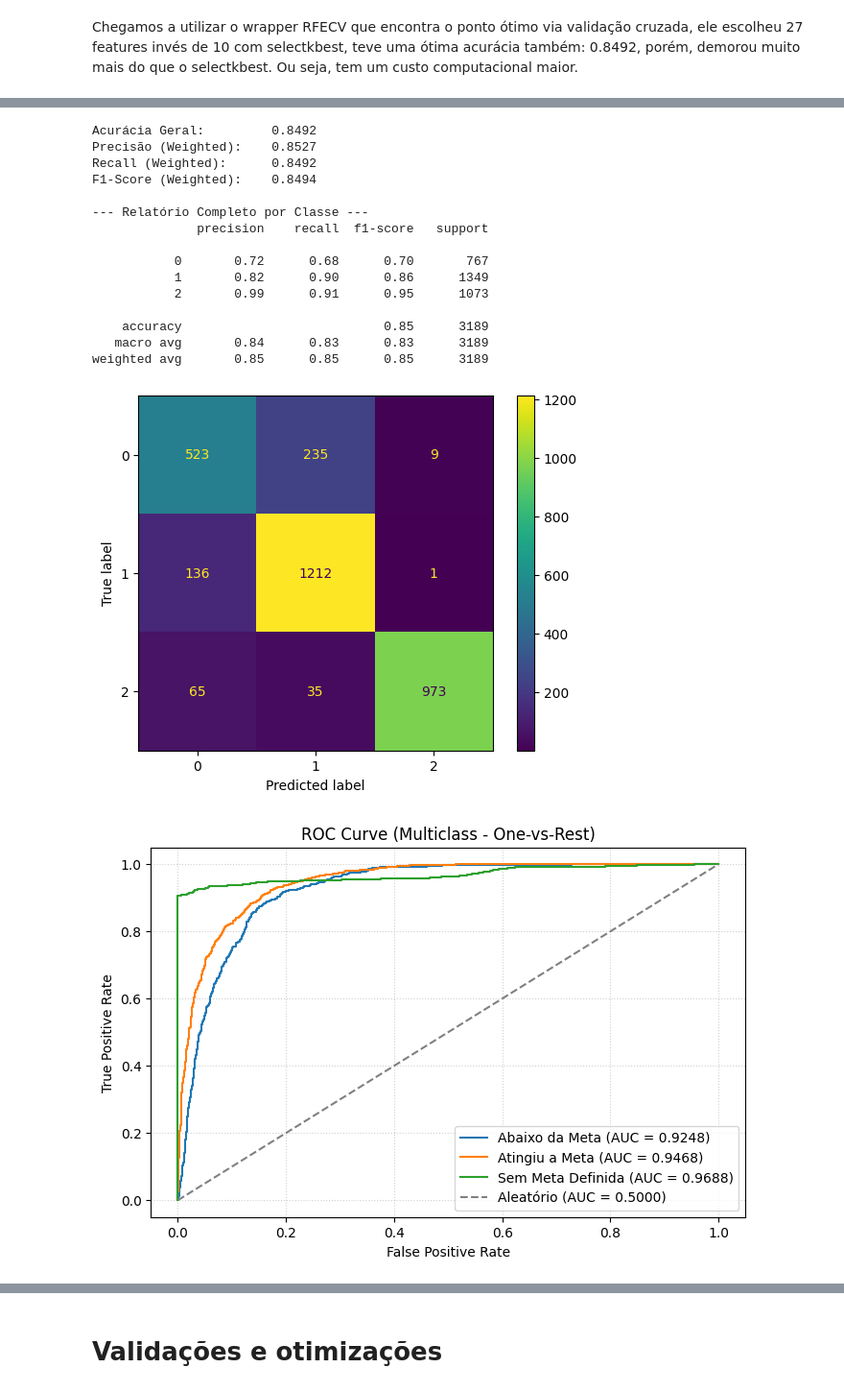
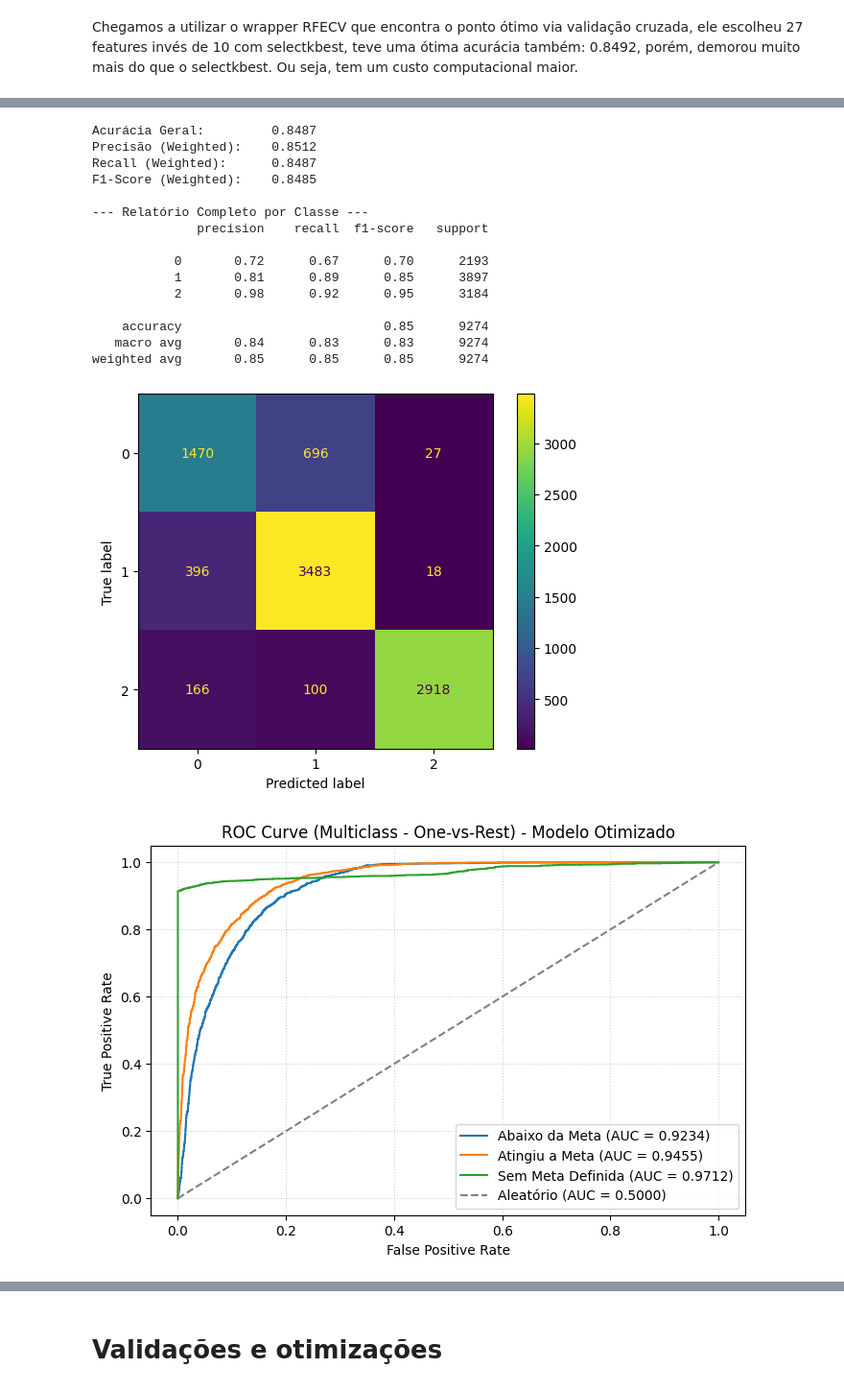
Before and after one commit to jcdematos/fiap-iast-tech-challange-03, a Jupyter notebook: jupyter-notebooks/Modelo_Classificação_Regressao_Logistica_Fase3.ipynb, the cells around one changed output, grey strips where cells are left out. Shown at 96% size. Saved outputs shown, nothing was run; the diff lists cells and outputs as text; code cells hidden in the pictures.

Commit message:
feature: Inclusão de otimização (randomized search cv)

```diff
--- a/jupyter-notebooks/Modelo_Classificação_Regressao_Logistica_Fase3.ipynb
+++ b/jupyter-notebooks/Modelo_Classificação_Regressao_Logistica_Fase3.ipynb
@@ -114,4 +168,10 @@ dados.head(n=5)
 # 2. Preenche a meta_ano com um valor sentinela (ex: -1) para não quebrar a regressão
 # dados['meta_ano'] = dados['meta_ano'].fillna(-1)
 
-# dados.head()
+imputer_num = SimpleImputer(strategy='median')
+
+# Aplica apenas nas colunas numéricas
+dados_nulos = ['renda_media_per_capita_R$','renda_media_per_capita_R$','densidade_demografica']
+dados_mais_pib_renda[dados_nulos] = imputer_num.fit_transform(dados_mais_pib_renda[dados_nulos])
+
+dados_mais_pib_renda.head()
@@ -133,10 +200,10 @@ dados.head(n=5)
 # ======================================
 
 #Definição do y
-y_bruto = dados['status_meta']
+y_bruto = dados_mais_pib_renda['status_meta']
 
 #Definição do X
-X_bruto = dados[['id_municipio', 'total_avaliados', 'ano', 'taxa_alfabetizacao_real','sigla_uf']]
+X_bruto = dados_mais_pib_renda[['id_municipio', 'total_avaliados', 'ano', 'taxa_alfabetizacao_real','sigla_uf','renda_media_per_capita_R$','renda_media_per_capita_R$','densidade_demografica']]
 
 #Feature encoding do X
   # Aplicar One-Hot Encoding en sigla_uf (Estado)
@@ -169,7 +236,7 @@ X_test_scaled = scaler.transform(X_test)
 # ======================================
 
 # Mutual Information (escolhida porque é mais versátil, permitindo qualquer feature categórica ou não. Apesar do dataset não ser grande (não possui milhares de observações), a seleção de features vai nos ajudar na interpretabilidade)
-selector = SelectKBest(mutual_info_classif, k=10)
+selector = SelectKBest(mutual_info_classif, k=15)
 
 # Fit e transform no conjunto de treino escalonado
 X_train_selected = selector.fit_transform(X_train_scaled, y_train)
@@ -190,12 +257,2 @@ Teste: (3189, 10)
 # %% [markdown]
 Chegamos a utilizar o wrapper RFECV que encontra o ponto ótimo via validação cruzada, ele escolheu 27 features invés de 10 com selectkbest, teve uma ótima acurácia também: 0.8492, porém, demorou muito mais do que o selectkbest. Ou seja, tem um custo computacional maior.
-# %%
-# ======================================
-# REGRESSÃO LOGÍSTICA
-# ======================================
-
-modelo = LogisticRegression(max_iter=10000)
-
-modelo.fit(X_train_scaled, y_train)
-
-predicao = modelo.predict(X_test_scaled)
@@ -206,7 +302,11 @@ Como nosso dataset é pequeno, e com pouca dimensionalidade, optamos pro um mode
 # %%
-# ======================================
-# MÉTRICAS DE AVALIAÇÃO
-# ======================================
+# ===============================================================
+# MÉTRICAS DE AVALIAÇÃO (MODELO OTIMIZADO RANDOMIZED SEARCH CV)
+# ===============================================================
+
+# Gerar predições e probabilidades usando o modelo otimizado pelo RandomizedSearchCV
+predicao = random_search.predict(X_test_scaled)
+probabilidades = random_search.predict_proba(X_test_scaled)
 
 # 1. Métrica geral resumida (Média Ponderada)
 accuracy = accuracy_score(y_test, predicao)
@@ -229,11 +329,8 @@ disp = ConfusionMatrixDisplay(confusion_matrix=matriz)
 disp.plot()
 plt.show()
 
-# 4. Curva ROC
-# Garante que 'probabilidades' seja a matriz completa de probabilidades (shape: [n_amostras, 3])
-probabilidades = modelo.predict_proba(X_test_scaled)
-
-#Binariza o y_test para permitir o cálculo classe por classe da curva ROC
+# 4. Curva ROC (Multiclass - One-vs-Rest)
+# Binariza o y_test para permitir o cálculo classe por classe da curva ROC
 y_test_bin = label_binarize(y_test, classes=[0, 1, 2])
 n_classes = y_test_bin.shape[1]
 
@@ -242,43 +339,43 @@ class_names = [str(c) for c in dados['status_meta'].astype('category').cat.categ
 
 # Cálculo do AUC Geral (Weighted)
 auc_score_geral = roc_auc_score(y_test, probabilidades, multi_class='ovr', average='weighted')
 
 # Plota a Curva ROC
 plt.figure(figsize=(8, 5))
 
 # Desenha uma linha para cada classe
 for i in range(n_classes):
     fpr_i, tpr_i, _ = roc_curve(y_test_bin[:, i], probabilidades[:, i])
     auc_i = auc(fpr_i, tpr_i)
     plt.plot(fpr_i, tpr_i, label=f'{class_names[i]} (AUC = {auc_i:.4f})')
 
 # Linha de referência (palpite aleatório)
 plt.plot([0, 1], [0, 1], linestyle='--', color='gray', label='Aleatório (AUC = 0.5000)')
 
 plt.xlabel('False Positive Rate')
 plt.ylabel('True Positive Rate')
-plt.title('ROC Curve (Multiclass - One-vs-Rest)')
+plt.title('ROC Curve (Multiclass - One-vs-Rest) - Modelo Otimizado')
 
 plt.legend(loc="lower right")
 plt.grid(True, linestyle=':', alpha=0.6)
 plt.show()
 
 print(f'ROC AUC Score Geral (Weighted): {auc_score_geral:.4f}')
 # %% [output]
-Acurácia Geral:         0.8492
-Precisão (Weighted):    0.8527
-Recall (Weighted):      0.8492
-F1-Score (Weighted):    0.8494
+Acurácia Geral:         0.8487
+Precisão (Weighted):    0.8512
+Recall (Weighted):      0.8487
+F1-Score (Weighted):    0.8485
 
 --- Relatório Completo por Classe ---
               precision    recall  f1-score   support
 
-           0       0.72      0.68      0.70       767
-           1       0.82      0.90      0.86      1349
-           2       0.99      0.91      0.95      1073
+           0       0.72      0.67      0.70      2193
+           1       0.81      0.89      0.85      3897
+           2       0.98      0.92      0.95      3184
 
-    accuracy                           0.85      3189
-   macro avg       0.84      0.83      0.83      3189
-weighted avg       0.85      0.85      0.85      3189
+    accuracy                           0.85      9274
+   macro avg       0.84      0.83      0.83      9274
+weighted avg       0.85      0.85      0.85      9274
-[figure, old version]
+[figure, new version]
-[figure, old version]
+[figure, new version]
```
Also changed, not shown: parts of 10 cells of this notebook.
